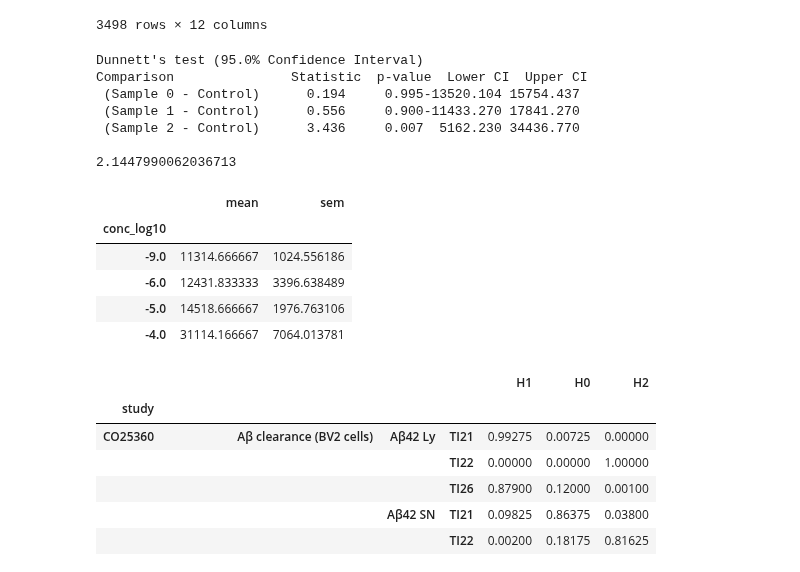
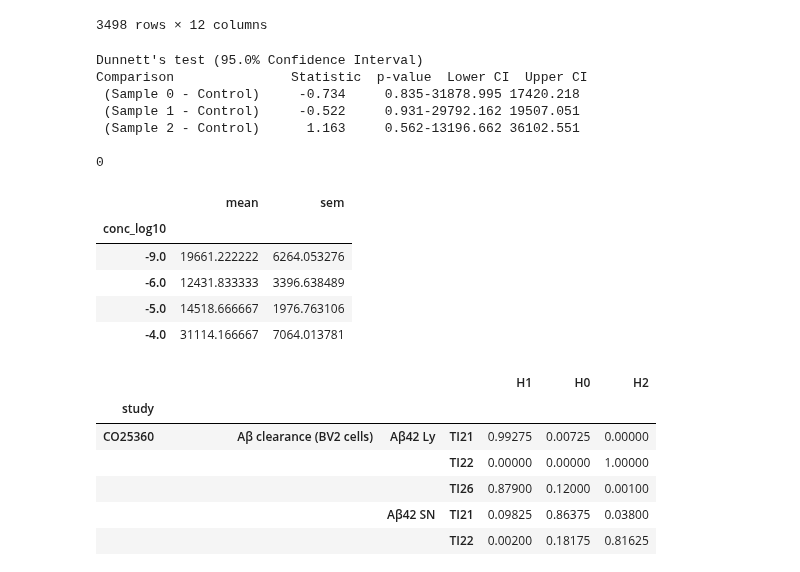
Before and after one commit to attilagk/CTNS-notebook, a Jupyter notebook: 2024-03-04-cell-bayes-vs-frequentist/2024-03-04-cell-bayes-vs-frequentist.ipynb, the cells around one changed output. Drawn from its saved outputs; the diff is of its cells as text; code cells hidden in the pictures.

```diff
--- a/2024-03-04-cell-bayes-vs-frequentist/2024-03-04-cell-bayes-vs-frequentist.ipynb
+++ b/2024-03-04-cell-bayes-vs-frequentist/2024-03-04-cell-bayes-vs-frequentist.ipynb
@@ -140,8 +140,8 @@ def dunnett_aggregation(res, H1_increase=False):
 fpath = '../../resources/cell-based-assays/ideal-effects.csv'
 H1_increase_df = pd.read_csv(fpath, index_col=['experiment (nice)', 'assay (nice)'], usecols=['experiment (nice)', 'assay (nice)', 'H1_increase'])
 
-def my_dunnett(study, experiment, assay, TI, data=data, control_conc_log10=-9, return_summary=False, aggregate=True, H1_increase_df=H1_increase_df):
-    df = cba.extract_regr_data(study, experiment, assay, TI, data, return_data_reshaped=True)
+def my_dunnett(study, experiment, assay, TI, data=data, batch_corr=True, control_conc_log10=-9, return_summary=False, aggregate=True, H1_increase_df=H1_increase_df):
+    df = cba.extract_regr_data(study, experiment, assay, TI, data, return_data_reshaped=True, batch_corr=batch_corr)
     if df is None:
         return(None)
     gb = df.groupby('conc_log10')
@@ -149,38 +149,38 @@ def my_dunnett(study, experiment, assay, TI, data=data, control_conc_log10=-9, r
                          gb['Activity'].sem().to_frame('sem')], axis=1)
     if return_summary:
         return(summary)
     d = gb.groups
     control = gb.get_group(control_conc_log10)['Activity']
     d.pop(control_conc_log10)
     treatment_conc_log10 = np.sort(list(d.keys()))
     samples = [gb.get_group(k).Activity for k in treatment_conc_log10]
     res = dunnett(*samples, control=control)
     if aggregate:
         H1_increase = H1_increase_df.loc[(experiment, assay), 'H1_increase']
         val = dunnett_aggregation(res, H1_increase)
         return(val)
     return(res)
 
 study = 'CO25360'
 experiment = 'Aβ clearance (BV2 cells)'
 assay = 'Aβ42 Ly'
 TI = 'TI21'
 
 df = cba.extract_regr_data(study, experiment, assay, TI, data, return_data_reshaped=True)
 print(my_dunnett(study, experiment, assay, TI, aggregate=False))
 print(my_dunnett(study, experiment, assay, TI, aggregate=True))
 my_dunnett(study, experiment, assay, TI, return_summary=True)
 # %% [output]
 Dunnett's test (95.0% Confidence Interval)
 Comparison               Statistic  p-value  Lower CI  Upper CI
- (Sample 0 - Control)      0.194     0.995-13520.104 15754.437
- (Sample 1 - Control)      0.556     0.900-11433.270 17841.270
- (Sample 2 - Control)      3.436     0.007  5162.230 34436.770
+ (Sample 0 - Control)     -0.734     0.835-31878.995 17420.218
+ (Sample 1 - Control)     -0.522     0.931-29792.162 19507.051
+ (Sample 2 - Control)      1.163     0.562-13196.662 36102.551
 
-2.1447990062036713
+0
 |  | mean | sem |
 | conc_log10 |  |  |
-| -9.0 | 11314.666667 | 1024.556186 |
+| -9.0 | 19661.222222 | 6264.053276 |
 | -6.0 | 12431.833333 | 3396.638489 |
 | -5.0 | 14518.666667 | 1976.763106 |
 | -4.0 | 31114.166667 | 7064.013781 |
```
Also changed, not shown: parts of 9 cells of this notebook, 1 other file.
